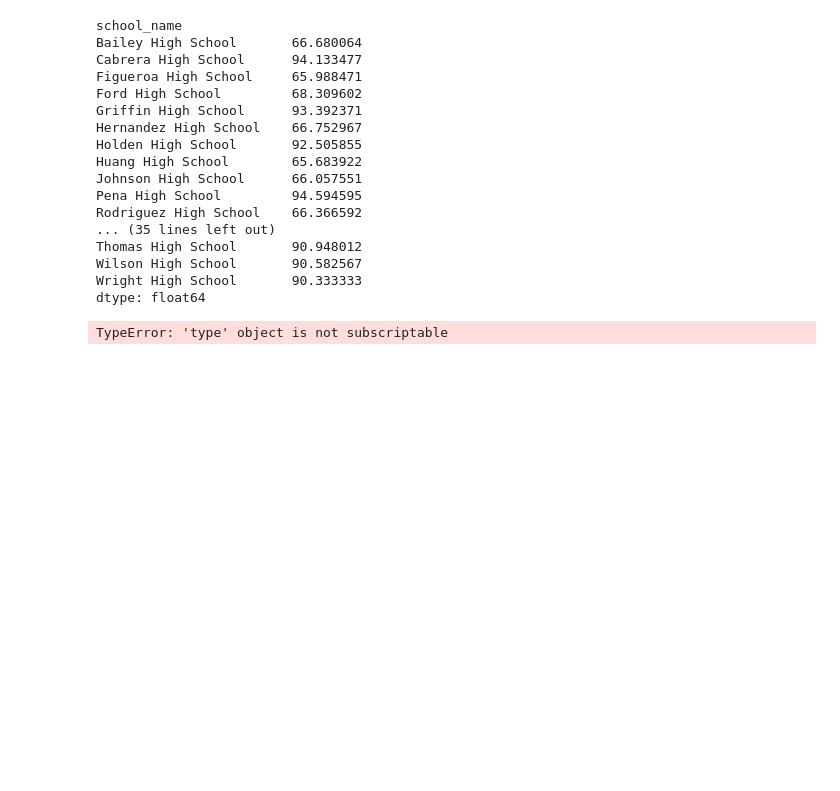
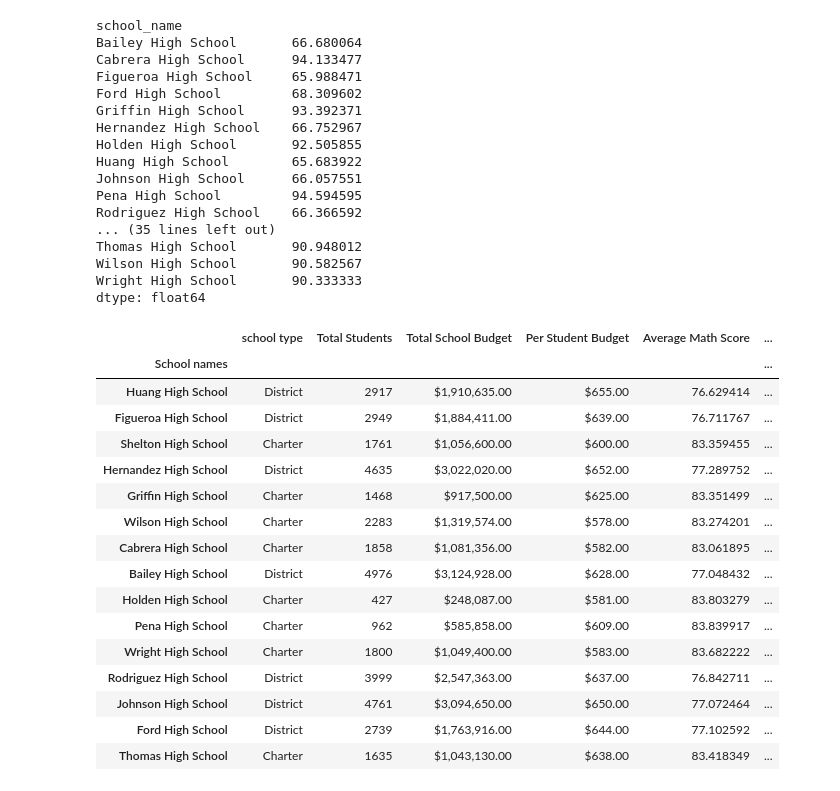
Before and after one commit to BrendanD2/pandas-challenge, a Jupyter notebook: PyCitySchools/PyCity Schools Analysis.ipynb, the cells around one changed output. Saved outputs shown, nothing was run; the diff lists cells and outputs as text; code cells hidden in the pictures; blank space fills up the shorter version.

```diff
--- a/PyCitySchools/PyCity Schools Analysis.ipynb
+++ b/PyCitySchools/PyCity Schools Analysis.ipynb
@@ -2,8 +2,8 @@
 import pandas as pd
 from pathlib import Path
 # %%
-school_data_to_load = Path("schools_complete.csv")
-student_data_to_load = Path("students_complete.csv")
+school_data_to_load = Path("Resources/schools_complete.csv")
+student_data_to_load = Path("Resources/students_complete.csv")
 
 school_data = pd.read_csv(school_data_to_load)
 student_data = pd.read_csv(student_data_to_load)
@@ -112,0 +114,3 @@ Name: school_name, dtype: object
+# %%
+school_names = school_data["school_name"].unique()
+school_names
@@ -174,6 +185,7 @@ Ford High School         644.0
 Thomas High School       638.0
 dtype: float64
 # %%
+school_data_complete = school_data_complete.set_index(["school_name"])
 grouped_schools = school_data_complete.groupby(["school_name"])
 per_school_math = grouped_schools["math_score"].mean()
 per_school_math
@@ -311,17 +323,47 @@ Wright High School       90.333333
 dtype: float64
 # %%
 # Create a DataFrame called `per_school_summary` with columns for the calculations above.
-per_school_summary = pd.DataFrame[{"School type": [school_types]}] #"School type" : "school_types",
-                                  # "Total Students": per_school_counts, "Total School Budget":per_school_budget,
-                                  # "Per Student budget":per_school_capita, "Average Math score":per_school_math,
-                                  # "Average Reading score":per_school_reading, "Percent Passing Math": school_students_passing_math,
-                                  # "Percent Passing Reading":school_students_passing_reading, "Overall Percent Passing": overall_passing_rate}]
+# Had to create two seperate dictionaries because the objects were not created in same order.
+# From school_names to per student budget the objects started at Huang Highscool.
+# From Average math score to overall passing rate the objects started at Bailey Highschool
+# Because of this; had to make to seperate dictionaries, turn them both to Data Frames, and then merge on School name.
+per_school_data1 = {"School names" : school_names, "school type" : school_types, "Total Students": per_school_counts,
+                  "Total School Budget" : per_school_budget, "Per Student Budget" : per_school_capita}
+per_school_summary1 = pd.DataFrame(per_school_data1)
+per_school_data2 = { "Average Math Score": per_school_math , "Average Reading Score":per_school_reading,
+                    "Percent passing Math": per_school_passing_math, "Percent passing Reading": per_school_passing_reading,
+                    "Percent Overall Passing": overall_passing_rate}
+per_school_summary2 = pd.DataFrame(per_school_data2)
+per_school_summary = pd.merge(per_school_summary1, per_school_summary2, on = ["school_name", "school_name"])
 
 # Formatting
-#per_school_summary["Total School Budget"] = per_school_summary["Total School Budget"].map("${:,.2f}".format)
-p#er_school_summary["Per Student Budget"] = per_school_summary["Per Student Budget"].map("${:,.2f}".format)
+per_school_summary["Total School Budget"] = per_school_summary["Total School Budget"].map("${:,.2f}".format)
+per_school_summary["Per Student Budget"] = per_school_summary["Per Student Budget"].map("${:,.2f}".format)
+# Below is formatting for percentages, but had to comment them out because the Scores by School Spending section would not work with this.
+#per_school_summary["Average Math Score"] = per_school_summary["Average Math Score"].map("{:,.2f}%".format)
+#per_school_summary["Average Reading Score"] = per_school_summary["Average Reading Score"].map("{:,.2f}%".format)
+#per_school_summary["Percent passing Math"] = per_school_summary["Percent passing Math"].map("{:,.2f}%".format)
+#per_school_summary["Percent passing Reading"] = per_school_summary["Percent passing Reading"].map("{:,.2f}%".format)
+#per_school_summary["Percent Overall Passing"] = per_school_summary["Percent Overall Passing"].map("{:,.2f}%".format)
 
 # Display the DataFrame
+per_school_summary = per_school_summary.set_index(["School names"])
 per_school_summary
 # %% [output]
-TypeError: 'type' object is not subscriptable
+|  | school type | Total Students | Total School Budget | Per Student Budget | Average Math Score | ... |
+| School names |  |  |  |  |  | ... |
+| Huang High School | District | 2917 | $1,910,635.00 | $655.00 | 76.629414 | ... |
+| Figueroa High School | District | 2949 | $1,884,411.00 | $639.00 | 76.711767 | ... |
+| Shelton High School | Charter | 1761 | $1,056,600.00 | $600.00 | 83.359455 | ... |
+| Hernandez High School | District | 4635 | $3,022,020.00 | $652.00 | 77.289752 | ... |
+| Griffin High School | Charter | 1468 | $917,500.00 | $625.00 | 83.351499 | ... |
+| Wilson High School | Charter | 2283 | $1,319,574.00 | $578.00 | 83.274201 | ... |
+| Cabrera High School | Charter | 1858 | $1,081,356.00 | $582.00 | 83.061895 | ... |
+| Bailey High School | District | 4976 | $3,124,928.00 | $628.00 | 77.048432 | ... |
+| Holden High School | Charter | 427 | $248,087.00 | $581.00 | 83.803279 | ... |
+| Pena High School | Charter | 962 | $585,858.00 | $609.00 | 83.839917 | ... |
+| Wright High School | Charter | 1800 | $1,049,400.00 | $583.00 | 83.682222 | ... |
+| Rodriguez High School | District | 3999 | $2,547,363.00 | $637.00 | 76.842711 | ... |
+| Johnson High School | District | 4761 | $3,094,650.00 | $650.00 | 77.072464 | ... |
+| Ford High School | District | 2739 | $1,763,916.00 | $644.00 | 77.102592 | ... |
+| Thomas High School | Charter | 1635 | $1,043,130.00 | $638.00 | 83.418349 | ... |
```
Also changed, not shown: parts of 24 cells of this notebook, 2 other files.
